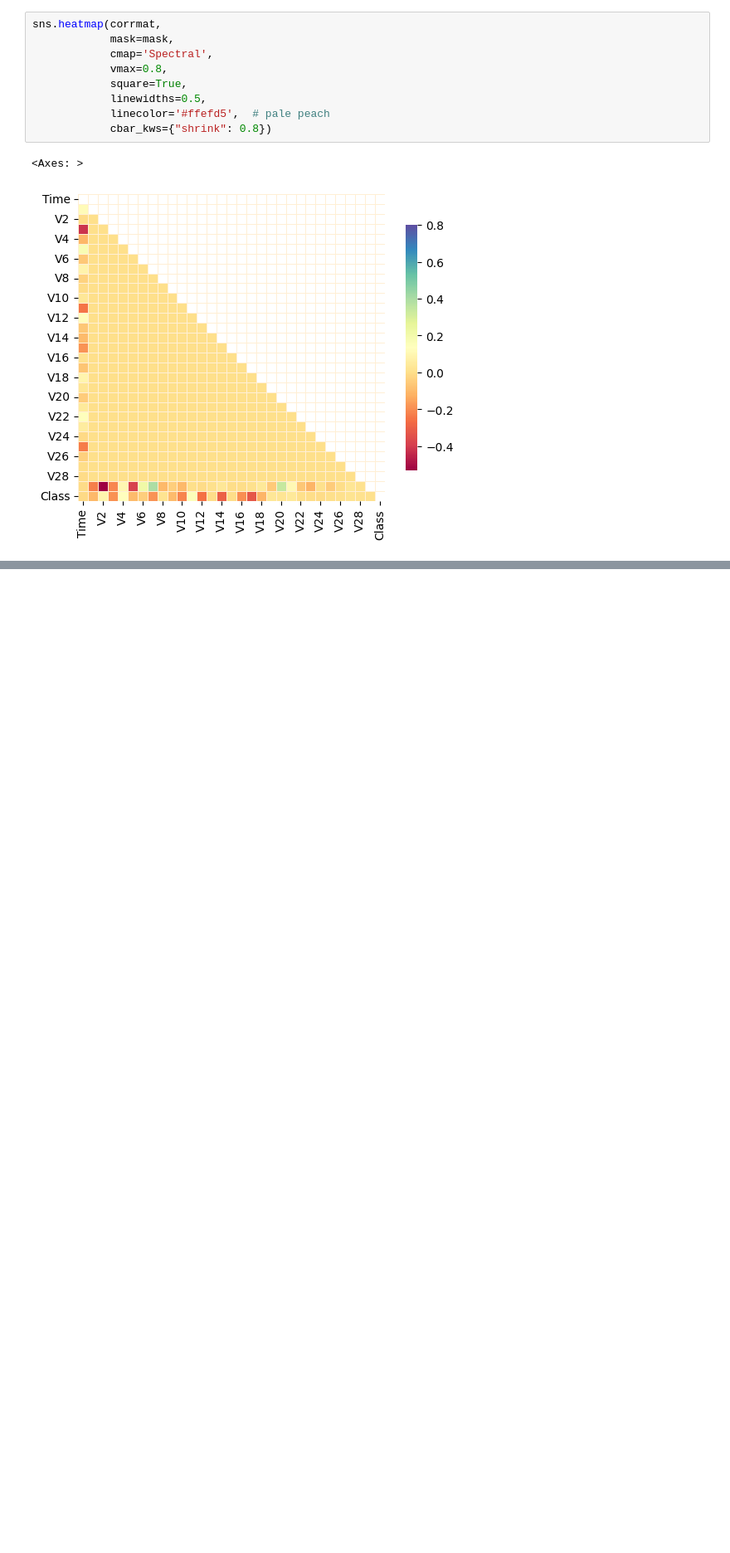
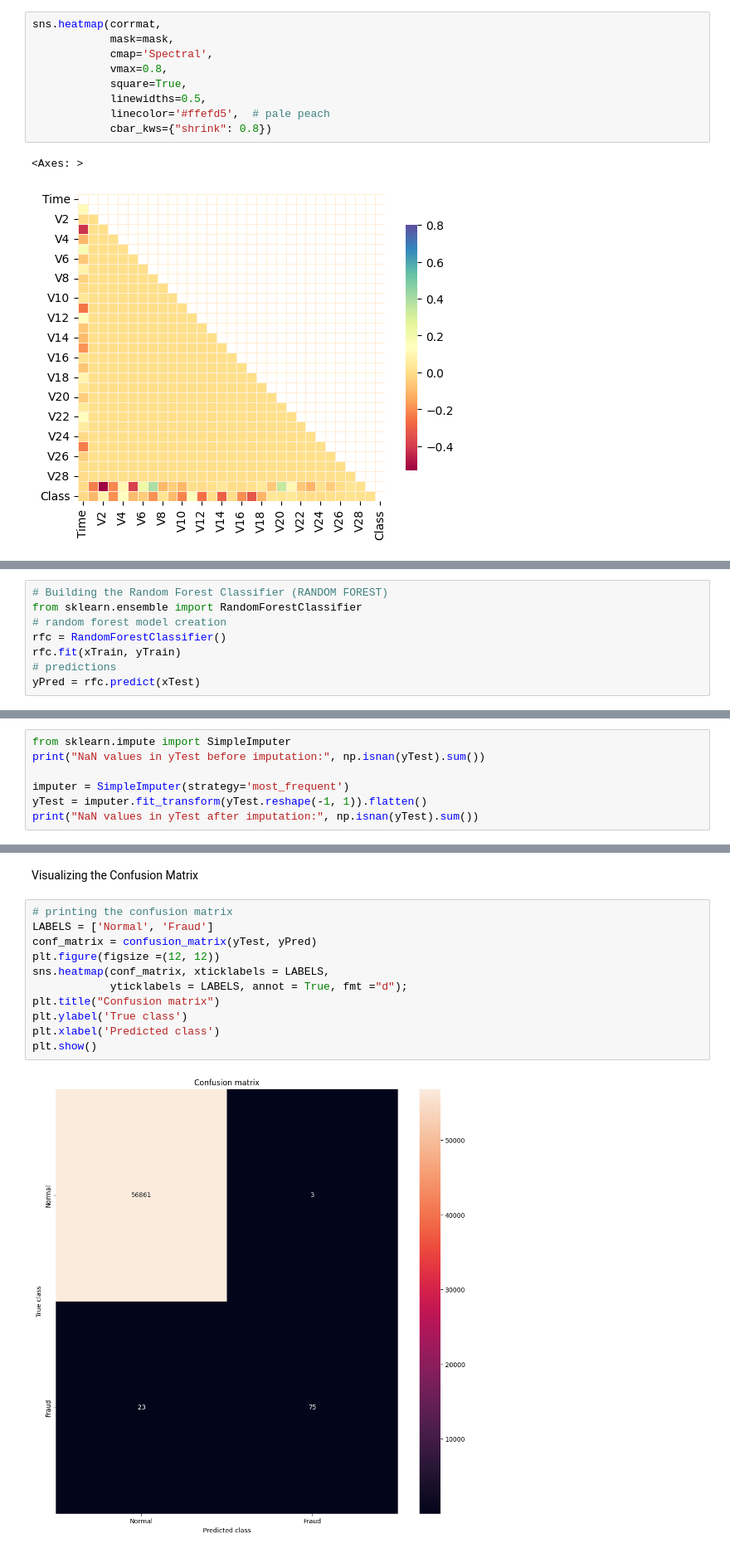
Before and after one commit to senbarnika/Credit-Card-Fraud-Detection, a Jupyter notebook: main.ipynb, the cells around one changed output, grey strips where cells are left out. Shown: that part at 83% size. Drawn from its saved outputs; the diff is of its cells as text; blank space fills up the shorter version.

```diff
--- a/main.ipynb
+++ b/main.ipynb
@@ -180,0 +180,8 @@ xTrain, xTest, yTrain, yTest = train_test_split(
+# %%
+# Building the Random Forest Classifier (RANDOM FOREST)
+from sklearn.ensemble import RandomForestClassifier
+# random forest model creation
+rfc = RandomForestClassifier()
+rfc.fit(xTrain, yTrain)
+# predictions
+yPred = rfc.predict(xTest)
@@ -180,0 +190,7 @@ xTrain, xTest, yTrain, yTest = train_test_split(
+# %%
+from sklearn.impute import SimpleImputer
+print("NaN values in yTest before imputation:", np.isnan(yTest).sum())
+
+imputer = SimpleImputer(strategy='most_frequent')
+yTest = imputer.fit_transform(yTest.reshape(-1, 1)).flatten()
+print("NaN values in yTest after imputation:", np.isnan(yTest).sum())
@@ -180,0 +236,15 @@ xTrain, xTest, yTrain, yTest = train_test_split(
+# %% [markdown]
+Visualizing the Confusion Matrix
+# %%
+# printing the confusion matrix
+LABELS = ['Normal', 'Fraud']
+conf_matrix = confusion_matrix(yTest, yPred)
+plt.figure(figsize =(12, 12))
+sns.heatmap(conf_matrix, xticklabels = LABELS,
+            yticklabels = LABELS, annot = True, fmt ="d");
+plt.title("Confusion matrix")
+plt.ylabel('True class')
+plt.xlabel('Predicted class')
+plt.show()
+# %% [output]
+[figure, added]
```
Also changed, not shown: parts of 11 cells of this notebook.
